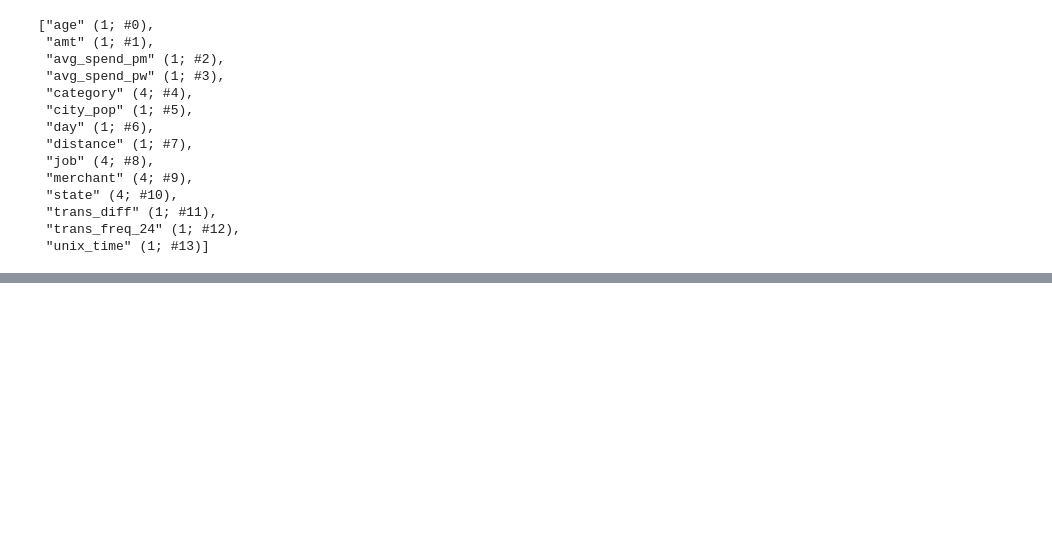
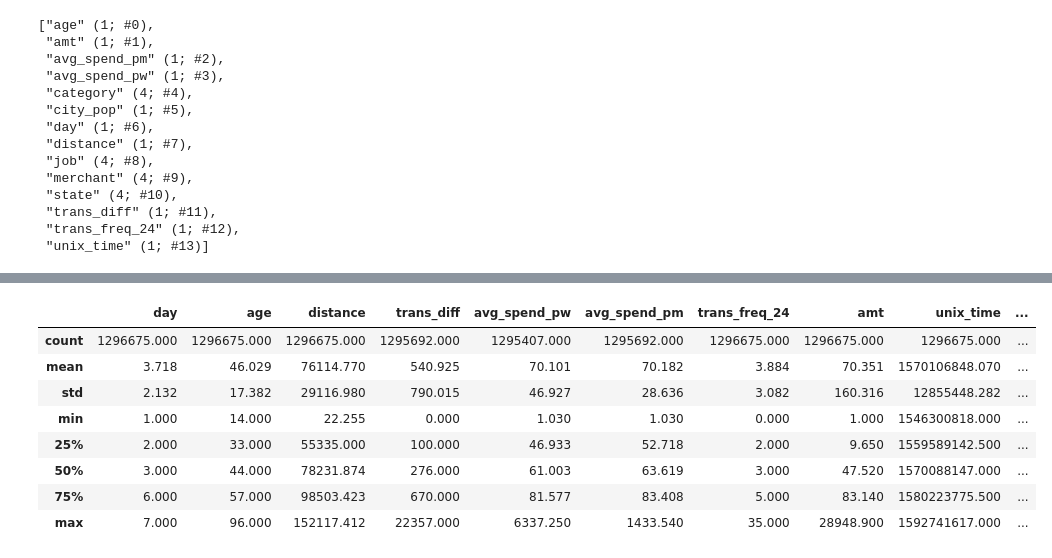
Before and after one commit to paroniriaa/GCP-real-time-credit-card-fraud-detection, a Jupyter notebook: GCP Real Time Credit Card Fraud Detection.ipynb, the cells around one changed output, grey strips where cells are left out. Drawn from its saved outputs; the diff is of its cells as text; code cells hidden in the pictures; blank space fills up the shorter version.

```diff
--- a/GCP Real Time Credit Card Fraud Detection.ipynb
+++ b/GCP Real Time Credit Card Fraud Detection.ipynb
@@ -1652,0 +2139,8 @@ plt.show()
+# %%
+os.environ["TRAINING_DATA_CSV"]="/content/gdrive/My Drive/CMPE 255/Project/dataset/train_with_aggregates.csv"
+os.environ["TESTING_DATA_CSV"]="/content/gdrive/My Drive/CMPE 255/Project/dataset/test_with_aggregates.csv"
+TRAINING_DATA_CSV = os.environ['TRAINING_DATA_CSV']
+TESTING_DATA_CSV = os.environ['TESTING_DATA_CSV']
+# %%
+df_train = pd.read_csv(TRAINING_DATA_CSV)
+df_test = pd.read_csv(TESTING_DATA_CSV)
@@ -1652,0 +2165,12 @@ plt.show()
+# %%
+df_train.describe()
+# %% [output]
+|  | day | age | distance | trans_diff | avg_spend_pw | avg_spend_pm | trans_freq_24 | amt | unix_time | ... |
+| count | 1296675.000 | 1296675.000 | 1296675.000 | 1295692.000 | 1295407.000 | 1295692.000 | 1296675.000 | 1296675.000 | 1296675.000 | ... |
+| mean | 3.718 | 46.029 | 76114.770 | 540.925 | 70.101 | 70.182 | 3.884 | 70.351 | 1570106848.070 | ... |
+| std | 2.132 | 17.382 | 29116.980 | 790.015 | 46.927 | 28.636 | 3.082 | 160.316 | 12855448.282 | ... |
+| min | 1.000 | 14.000 | 22.255 | 0.000 | 1.030 | 1.030 | 0.000 | 1.000 | 1546300818.000 | ... |
+| 25% | 2.000 | 33.000 | 55335.000 | 100.000 | 46.933 | 52.718 | 2.000 | 9.650 | 1559589142.500 | ... |
+| 50% | 3.000 | 44.000 | 78231.874 | 276.000 | 61.003 | 63.619 | 3.000 | 47.520 | 1570088147.000 | ... |
+| 75% | 6.000 | 57.000 | 98503.423 | 670.000 | 81.577 | 83.408 | 5.000 | 83.140 | 1580223775.500 | ... |
+| max | 7.000 | 96.000 | 152117.412 | 22357.000 | 6337.250 | 1433.540 | 35.000 | 28948.900 | 1592741617.000 | ... |
```
Also changed, not shown: parts of 93 cells of this notebook, 3 other files.
